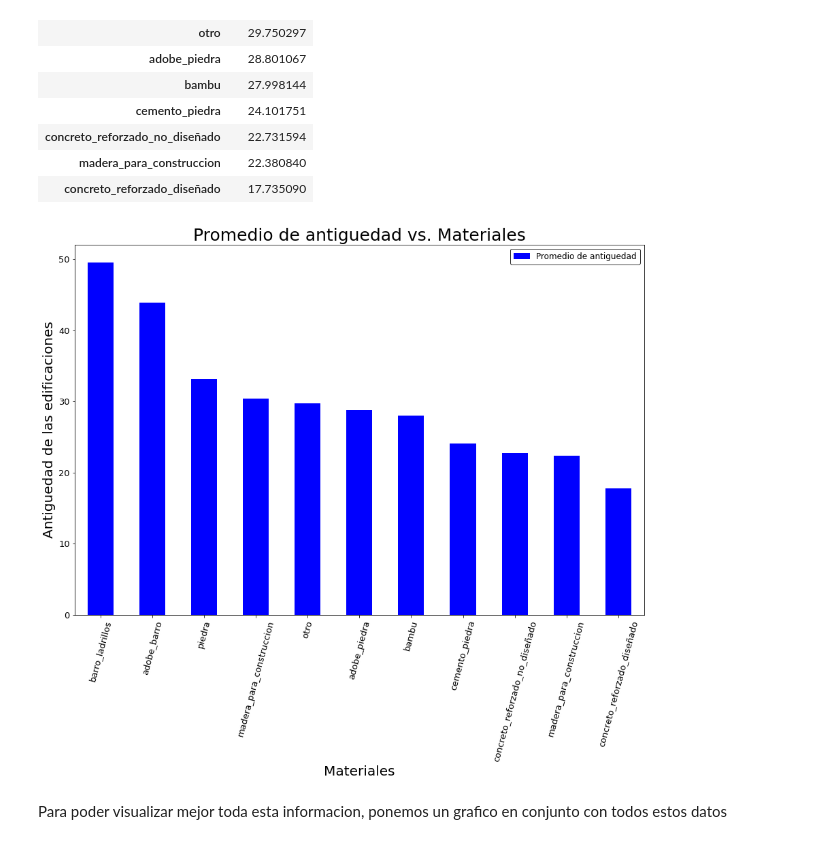
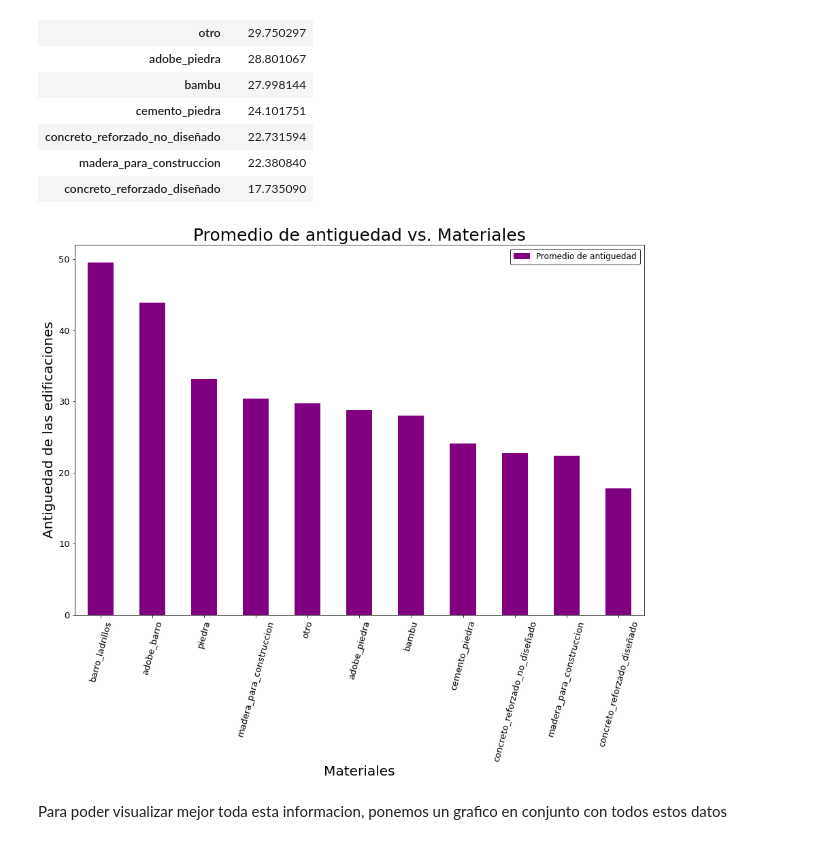
Before and after one commit to rociotarda/TP1---Datos, a Jupyter notebook: TP1_FINAL.ipynb, the cells around one changed output. Saved outputs shown, nothing was run; the diff lists cells and outputs as text; code cells hidden in the pictures.

```diff
--- a/TP1_FINAL.ipynb
+++ b/TP1_FINAL.ipynb
@@ -1094,15 +1092,15 @@ materials_and_age_mean_df
 | madera_para_construccion | 22.380840 |
 | concreto_reforzado_diseñado | 17.735090 |
 # %%
-grafico=materials_and_age_mean_df.plot(kind='bar',color='blue', figsize=(15,10))
+grafico=materials_and_age_mean_df.plot(kind='bar',color='purple', figsize=(15,10))
 plt.title("Promedio de antiguedad vs. Materiales", size = 25)
 plt.xlabel("Materiales", size=20)
 plt.xticks(rotation=75, size = 13)
 plt.ylabel("Antiguedad de las edificaciones", size=20)
 plt.yticks(size = 13)
 leyenda=plt.legend(['Promedio de antiguedad'],frameon=True,facecolor='white',edgecolor='black')
 # %% [output]
-[figure, old version]
+[figure, new version]
 # %% [markdown]
 Para poder visualizar mejor toda esta informacion, ponemos un grafico en conjunto con todos estos datos
 # %%
```
Also changed, not shown: parts of 24 cells of this notebook.
